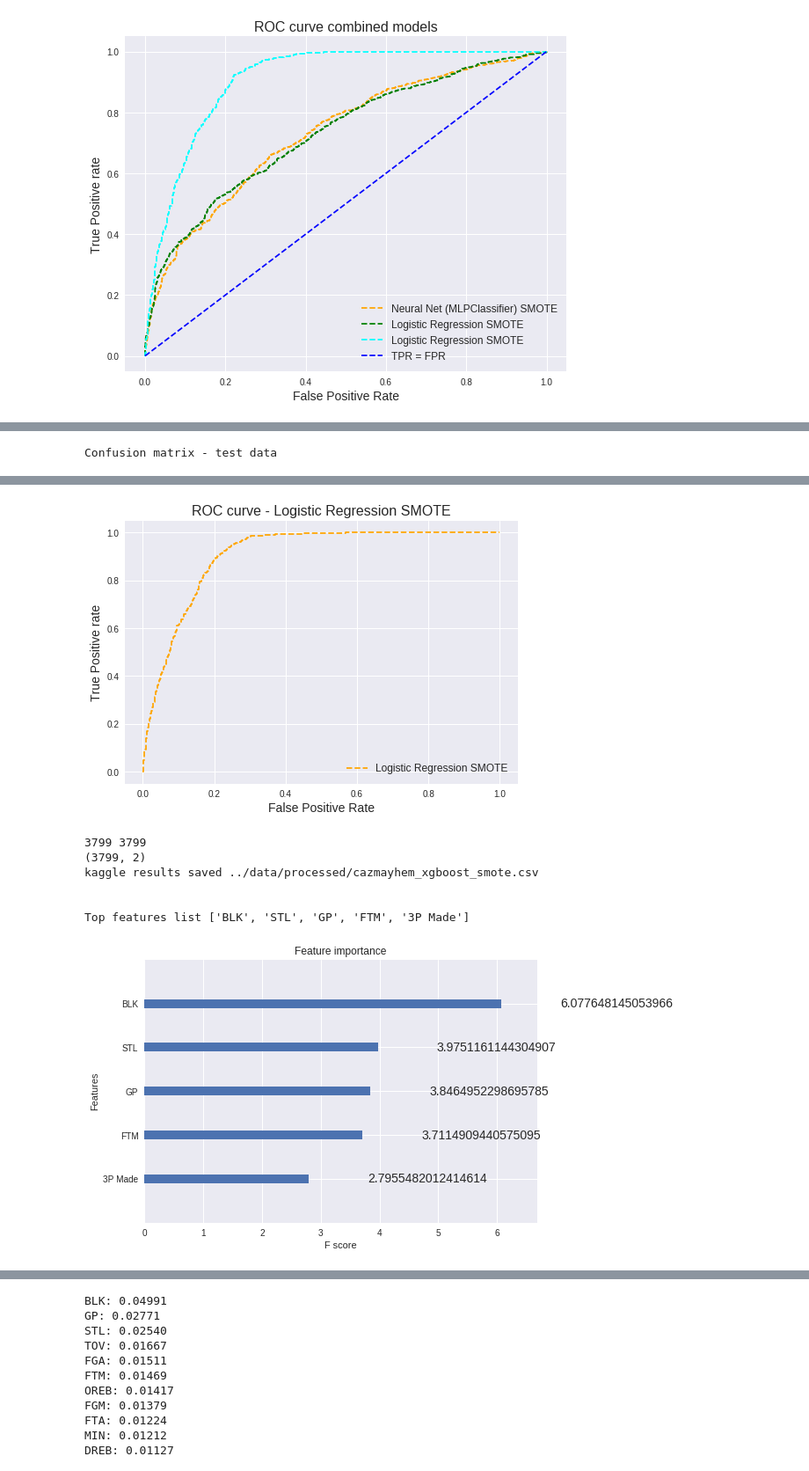
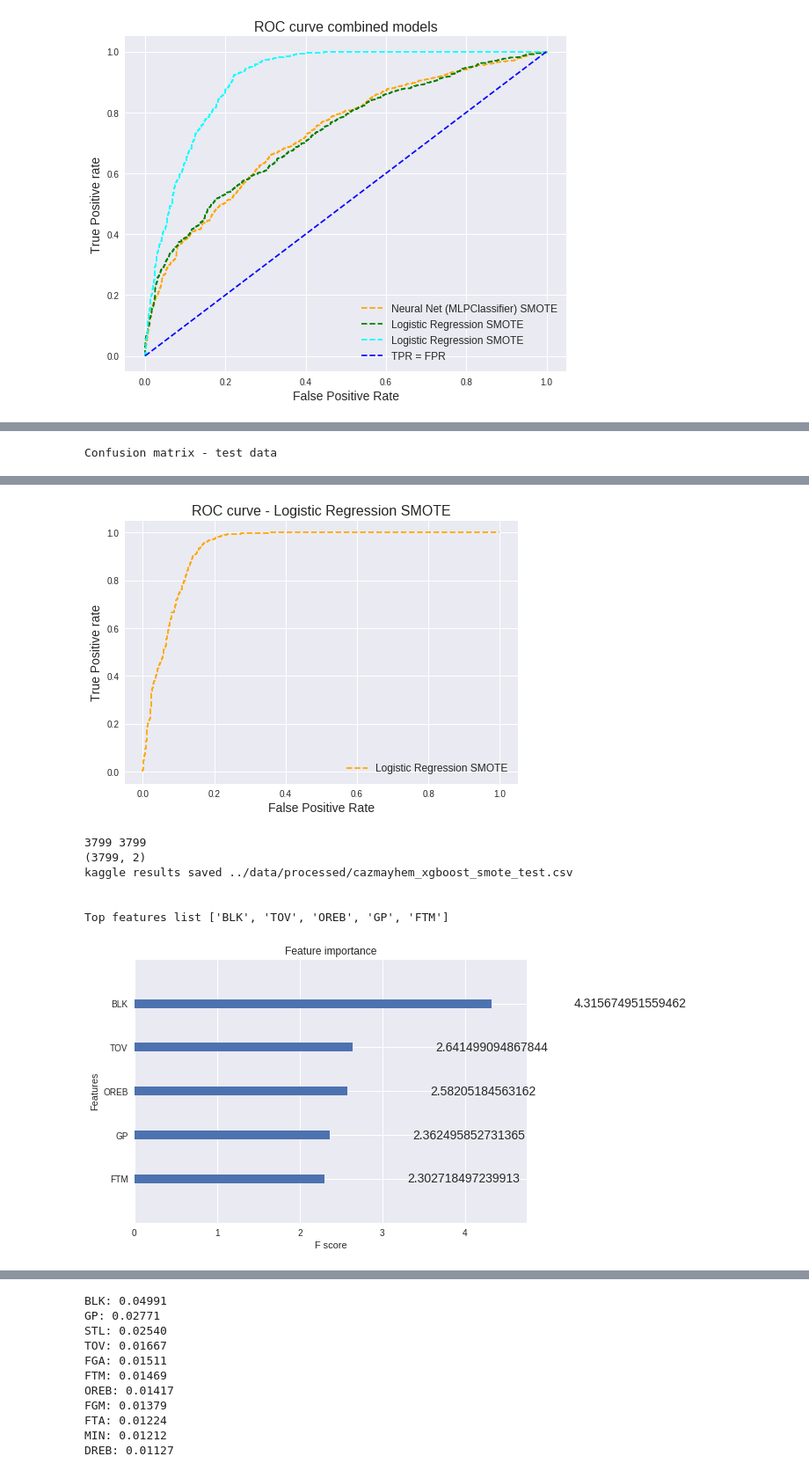
Before and after one commit to CazMayhem/adv_dsi_AT1, a Jupyter notebook: notebooks/paipa_neural_net_imbal_data_v1.ipynb, the cells around one changed output, grey strips where cells are left out. Shown at 88% size. Saved outputs shown, nothing was run; the diff lists cells and outputs as text; code cells hidden in the pictures.

Commit message:
commit 4 xgboost hyperopt kaggle

```diff
--- a/notebooks/paipa_neural_net_imbal_data_v1.ipynb
+++ b/notebooks/paipa_neural_net_imbal_data_v1.ipynb
@@ -250,7 +250,8 @@ def Plot_ROC_Curve(pred_prob, fpr, tpr, model_name):
 #save the final "test" prediction probabilities for Kaggle
 
 def Save_Kaggle_Results(classifier, scaler, df_clean_test, classifier_name):
-    df_final_test = scaler.fit_transform(df_clean_test)
+    #df_final_test = scaler.fit_transform(df_clean_test)
+    df_final_test = np.array(df_clean_test)
     y_final_preds = classifier.predict_proba(df_final_test)
     print(len(df_final_test),len(y_final_preds))
 
@@ -723,9 +724,12 @@ plt.show();
 features='ALL'
 resample='SMOTE'
 scaler = StandardScaler()
+max_num_features=6
+# labels = ALL original features
+top_feat=labels
 
-df_clean_mod = df_clean_R2.copy()
-df_clean_mod_test = df_clean_R2_test.copy()
+# select required features for this tesm
+df_clean_mod, df_clean_mod_test = select_features(df_cleaned, df_clean_test, top_feat)
 
 # Prep model data - scale, train_test_split, resample if specified - return the sampled Training, Validation & Test data
 X_train_res, y_train_res, X_val_res, y_val_res, X_test_res, y_test_res = Prep_Model_Data(df_clean_mod, target, scaler, resample, random_state)
@@ -746,7 +750,7 @@ pred_prob_4, model_name_4 = Model_Perform_Evaluate(classify, X_test_res, y_test_
 Save_Kaggle_Results(classify, scaler, df_clean_mod_test, 'xgboost_smote')
 
 # Show XGB feature importance
-xgb_feature_important(classify, df_clean_mod, max_num_features=5)
+top_feat = xgb_feature_important(classify, df_clean_mod, max_num_features)
 # %% [output]
  XGBClassifier(base_score=0.5, booster='gbtree', colsample_bylevel=1,
               colsample_bynode=1, colsample_bytree=0.45, gamma=0, gpu_id=-1,
@@ -779,10 +842,16 @@ Top features list ['BLK', 'STL', 'GP', 'FTM', '3P Made']
 # %%
+# rerun model with top N features from previous step
+top_feat
+
 features='ALL'
 resample='SMOTE'
 scaler = StandardScaler()
 
-df_clean_mod = df_clean_R2.copy()
-df_clean_mod_test = df_clean_R2_test.copy()
+#df_clean_mod = df_clean_R2.copy()
+#df_clean_mod_test = df_clean_R2_test.copy()
+
+# create train/test data from selected important features only
+df_clean_mod, df_clean_mod_test = select_features(df_clean_R2, df_clean_R2_test, top_feat)
 
 # Prep model data - scale, train_test_split, resample if specified - return the sampled Training, Validation & Test data
 X_train_res, y_train_res, X_val_res, y_val_res, X_test_res, y_test_res = Prep_Model_Data(df_clean_mod, target, scaler, resample, random_state)
@@ -800,7 +869,7 @@ Plot_Confusion_Matrix(classify, X_test_res, y_test_res, 'test data')
 pred_prob_4, model_name_4 = Model_Perform_Evaluate(classify, X_test_res, y_test_res, model_name)
 
 # save results for Kaggle comp - XGBoost with hyperopt using SMOTE for imbalanced target - correct model this time
-Save_Kaggle_Results(classify, scaler, df_clean_mod_test, 'xgboost_smote')
+Save_Kaggle_Results(classify, scaler, df_clean_mod_test, 'xgboost_smote_test')
 
 # Show XGB feature importance
 top_feat = xgb_feature_important(classify, df_clean_mod, max_num_features=5)
@@ -828,8 +897,8 @@ Confusion matrix - test data
-[figure, old version]
+[figure, new version]
 3799 3799
 (3799, 2)
-kaggle results saved ../data/processed/cazmayhem_xgboost_smote.csv
+kaggle results saved ../data/processed/cazmayhem_xgboost_smote_test.csv
 
 
-Top features list ['BLK', 'STL', 'GP', 'FTM', '3P Made']
+Top features list ['BLK', 'TOV', 'OREB', 'GP', 'FTM']
-[figure, old version]
+[figure, new version]
```
Also changed, not shown: parts of 5 cells of this notebook, 3 other files.
